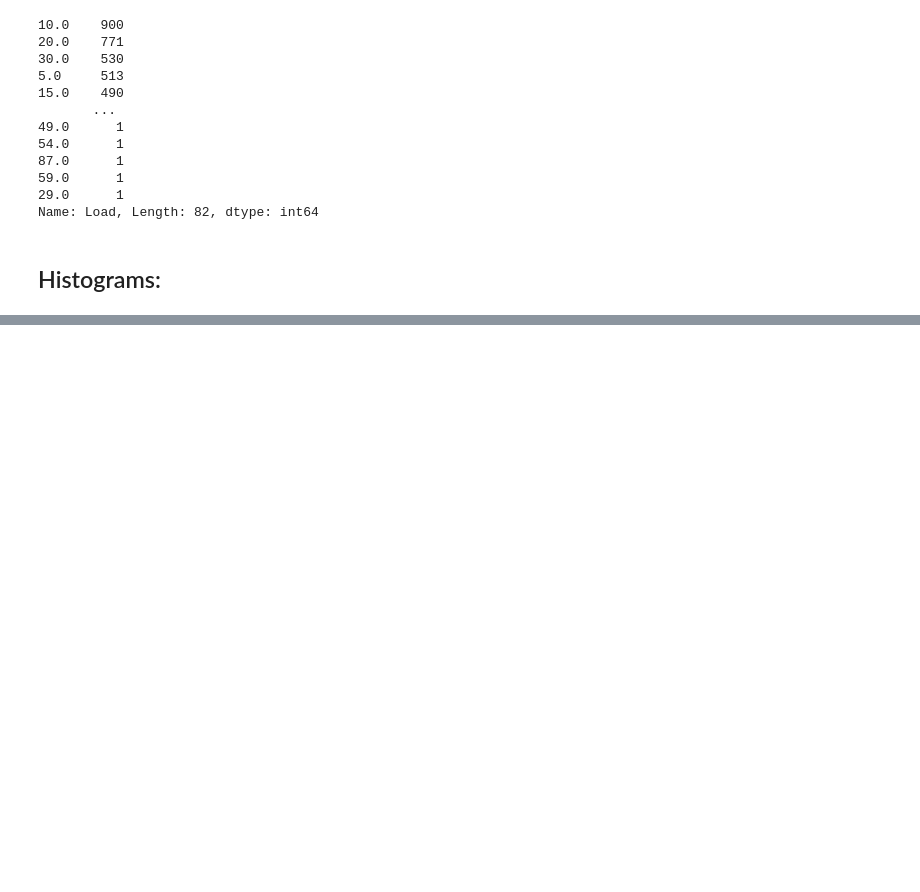
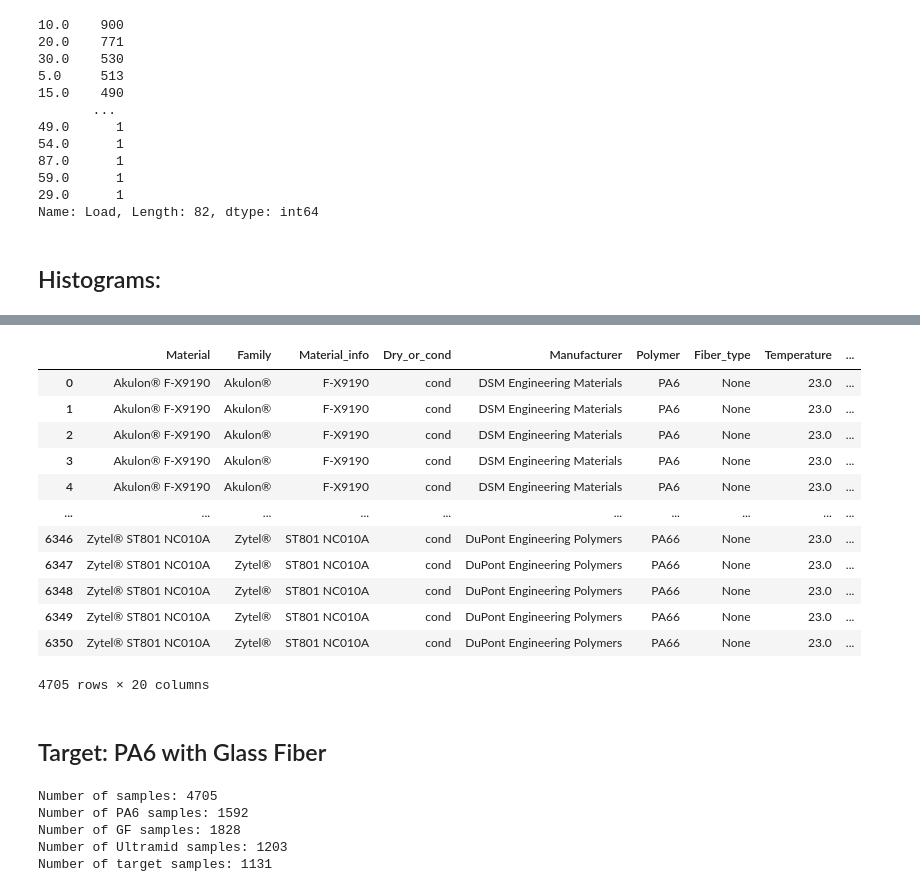
Before and after one commit to HectorLob/Creep_Prediction, a Jupyter notebook: notebooks/EDA.ipynb, the cells around one changed output, grey strips where cells are left out. Drawn from its saved outputs; the diff is of its cells as text; code cells hidden in the pictures; blank space fills up the shorter version.

```diff
--- a/notebooks/EDA.ipynb
+++ b/notebooks/EDA.ipynb
@@ -202,0 +254,43 @@ plot_histograms([df_no_fiber, df_fiber], label_list=['No fiber', 'Fiber'], n_bin
+# %%
+info = pd.read_parquet('../data/02_intermediate/info_data.pq')
+info
+# %% [output]
+|  | Material | Family | Material_info | Dry_or_cond | Manufacturer | Polymer | Fiber_type | Temperature | ... |
+| 0 | Akulon® F-X9190 | Akulon® | F-X9190 | cond | DSM Engineering Materials | PA6 | None | 23.0 | ... |
+| 1 | Akulon® F-X9190 | Akulon® | F-X9190 | cond | DSM Engineering Materials | PA6 | None | 23.0 | ... |
+| 2 | Akulon® F-X9190 | Akulon® | F-X9190 | cond | DSM Engineering Materials | PA6 | None | 23.0 | ... |
+| 3 | Akulon® F-X9190 | Akulon® | F-X9190 | cond | DSM Engineering Materials | PA6 | None | 23.0 | ... |
+| 4 | Akulon® F-X9190 | Akulon® | F-X9190 | cond | DSM Engineering Materials | PA6 | None | 23.0 | ... |
+| ... | ... | ... | ... | ... | ... | ... | ... | ... | ... |
+| 6346 | Zytel® ST801 NC010A | Zytel® | ST801 NC010A | cond | DuPont Engineering Polymers | PA66 | None | 23.0 | ... |
+| 6347 | Zytel® ST801 NC010A | Zytel® | ST801 NC010A | cond | DuPont Engineering Polymers | PA66 | None | 23.0 | ... |
+| 6348 | Zytel® ST801 NC010A | Zytel® | ST801 NC010A | cond | DuPont Engineering Polymers | PA66 | None | 23.0 | ... |
+| 6349 | Zytel® ST801 NC010A | Zytel® | ST801 NC010A | cond | DuPont Engineering Polymers | PA66 | None | 23.0 | ... |
+| 6350 | Zytel® ST801 NC010A | Zytel® | ST801 NC010A | cond | DuPont Engineering Polymers | PA66 | None | 23.0 | ... |
+4705 rows × 20 columns
+# %% [markdown]
+## Target: PA6 with Glass Fiber
+# %%
+df_ = model_df.copy()
+print(f'Number of samples: {len(df_)}')
+
+PA_rows = info.loc[info.Polymer.str.contains('PA6'), :].index.to_list()
+print(f'Number of PA6 samples: {len(PA_rows)}')
+
+GF_rows = info.loc[info.Fiber_type == 'GF', :].index.to_list()
+print(f'Number of GF samples: {len(GF_rows)}')
+
+ultramid_rows = info.loc[info.Family == 'Ultramid®', :].index.to_list()
+print(f'Number of Ultramid samples: {len(ultramid_rows)}')
+
+#df_target = df_.loc[(df_.index.isin(PA_rows)) & (df_.index.isin(GF_rows)) & (~df_.index.isin(ultramid_rows)), :]
+df_target = df_.loc[(df_.index.isin(PA_rows)) & (df_.index.isin(GF_rows)), :]
+df_others = df_.loc[~df_.index.isin(df_target.index)]
+
+print(f'Number of target samples: {len(df_target)}')
+# %% [output]
+Number of samples: 4705
+Number of PA6 samples: 1592
+Number of GF samples: 1828
+Number of Ultramid samples: 1203
+Number of target samples: 1131
```
Also changed, not shown: parts of 14 cells of this notebook, 14 other files.
